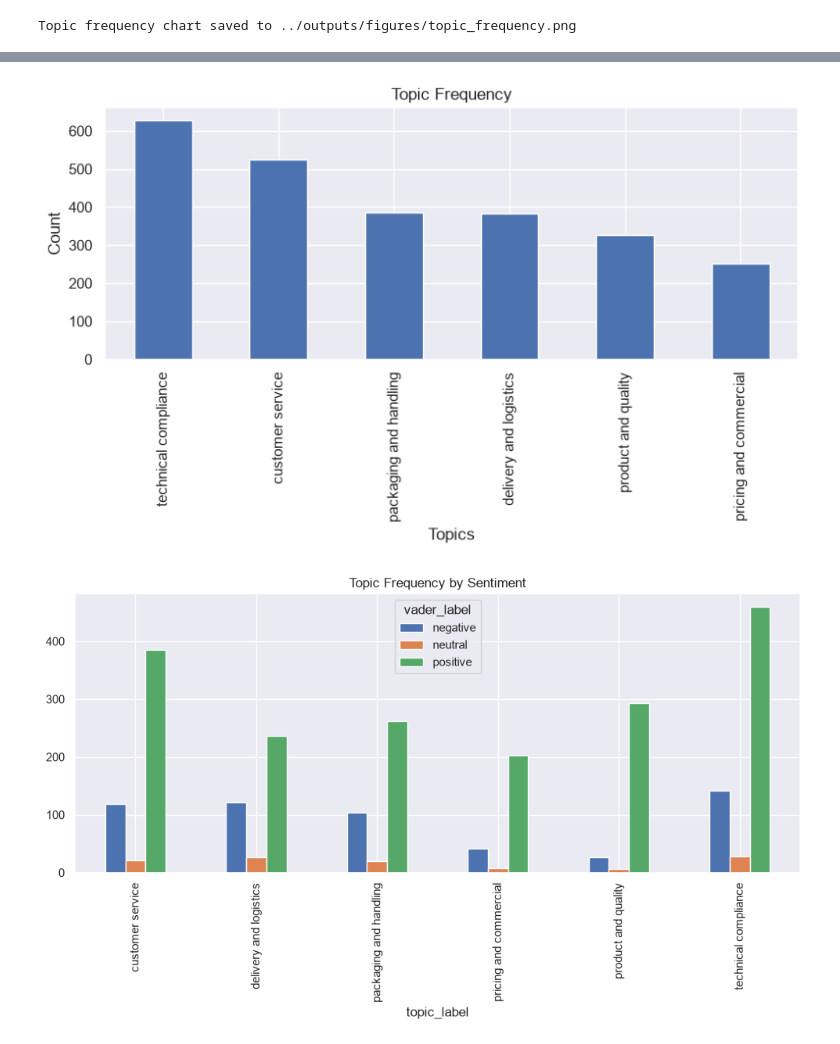
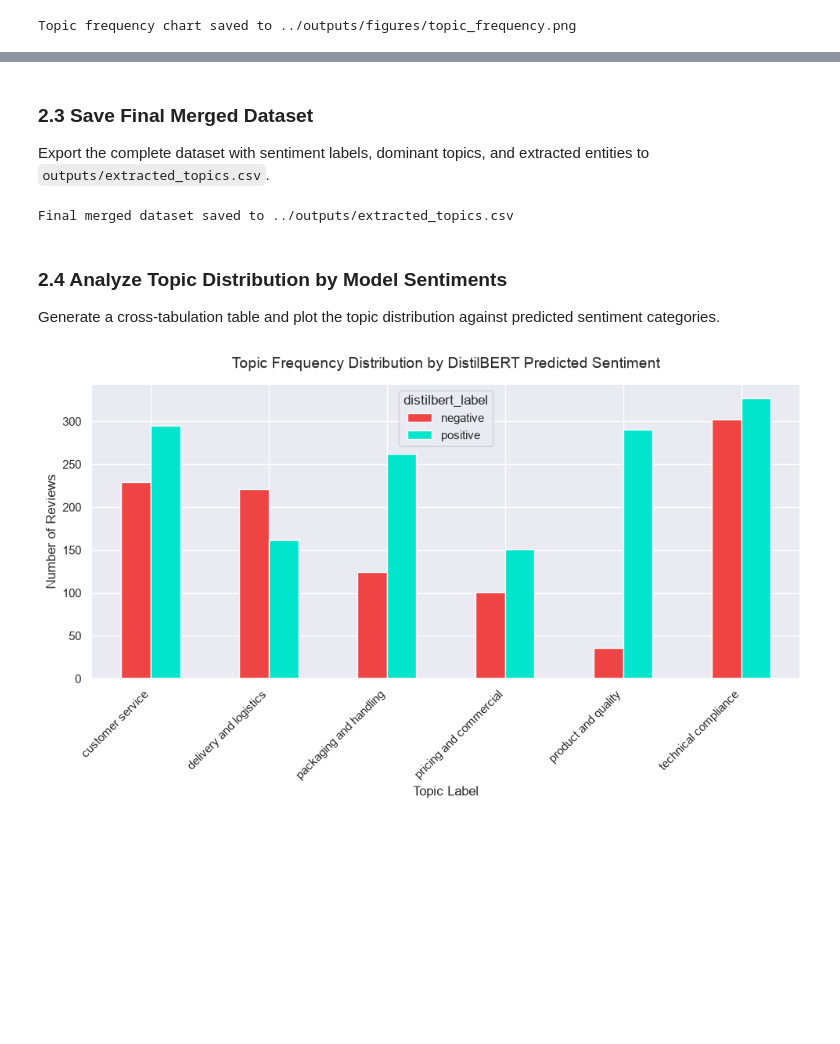
Before and after one commit to ali7540/nlp-quality-feedback-analyzer, a Jupyter notebook: notebooks/week3_topics_entities.ipynb, the cells around one changed output, grey strips where cells are left out. Cells and saved outputs as stored; diff of their text form; code cells hidden in the pictures; blank space fills up the shorter version.

```diff
--- a/notebooks/week3_topics_entities.ipynb
+++ b/notebooks/week3_topics_entities.ipynb
@@ -41,7 +39,7 @@ df_clean = pd.read_csv(cleaned_data_path)
 # Inner join to match exact feedback texts
 df_merged = pd.merge(
     df_label,
-    df_clean[['feedback_text', 'tokens']],
+    df_clean[['feedback_text', 'tokens','feedback_topic']],
     left_on='review text',
     right_on='feedback_text',
     how='inner'
@@ -266,10 +253,10 @@ df.head()
 # %%
 def extract_entities(text):
+    if pd.isna(text):
+        return []
     doc = nlp(str(text))
+    return [ent.text for ent in doc.ents]
 
-    entities = []
-
-    for ent in doc.ents:
-        entities.append(ent.text)
-
-    return entities
+df_merged['entities'] = df_merged['review text'].apply(extract_entities)
+print('Extracted entities count:', df_merged['entities'].apply(len).sum())
+df_merged[['review text', 'entities']].head()
@@ -291,18 +271,35 @@ topic_counts = df["topic_label"].value_counts()
+# %% [markdown]
+### 2.3 Save Final Merged Dataset
+
+Export the complete dataset with sentiment labels, dominant topics, and extracted entities to `outputs/extracted_topics.csv`.
+# %%
+final_output_path = '../outputs/extracted_topics.csv'
+df_merged.to_csv(final_output_path, index=False)
+print(f'Final merged dataset saved to {final_output_path}')
+# %% [output]
+Final merged dataset saved to ../outputs/extracted_topics.csv
+# %% [markdown]
+### 2.4 Analyze Topic Distribution by Model Sentiments
+
+Generate a cross-tabulation table and plot the topic distribution against predicted sentiment categories.
 # %%
-plt.figure(figsize=(8,5))
+sentiment_topic = pd.crosstab(
+    df_merged['topic_label'],
+    df_merged['distilbert_label']
+)
 
-topic_counts.plot(kind="bar")
-
-plt.title("Topic Frequency")
-
-plt.xlabel("Topics")
-
-plt.ylabel("Count")
-
+plt.figure(figsize=(10, 6))
+sentiment_topic.plot(
+    kind='bar',
+    ax=plt.gca(),
+    color=['#EF4444', '#00E5CC']
+)
+plt.title('Topic Frequency Distribution by DistilBERT Predicted Sentiment', fontsize=14, pad=15)
+plt.xlabel('Topic Label', fontsize=12)
+plt.ylabel('Number of Reviews', fontsize=12)
+plt.xticks(rotation=45, ha='right')
 plt.tight_layout()
-
-plt.savefig("../outputs/figures/topic_word_distribution.png")
-
+plt.savefig('../outputs/figures/topic_sentiment_distribution.png', dpi=150)
 plt.show()
 # %% [output]
-[figure, old version]
+[figure, new version]
@@ -314,13 +305,0 @@ sentiment_topic = pd.crosstab(
-# %%
-sentiment_topic.plot(
-    kind="bar",
-    figsize=(10,6)
-)
-
-plt.title("Topic Frequency by Sentiment")
-
-plt.tight_layout()
-
-plt.show()
-# %% [output]
-[figure, removed]
```
Also changed, not shown: parts of 30 cells of this notebook, 12 other files.
